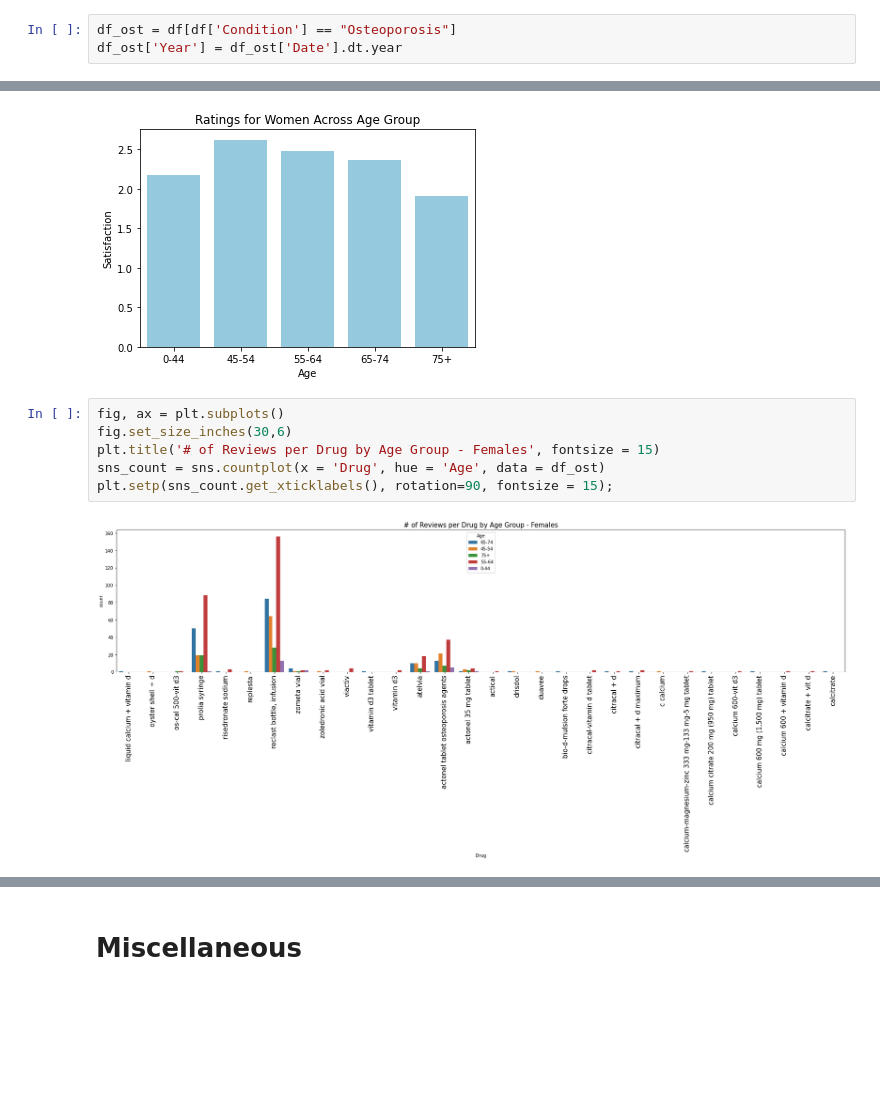
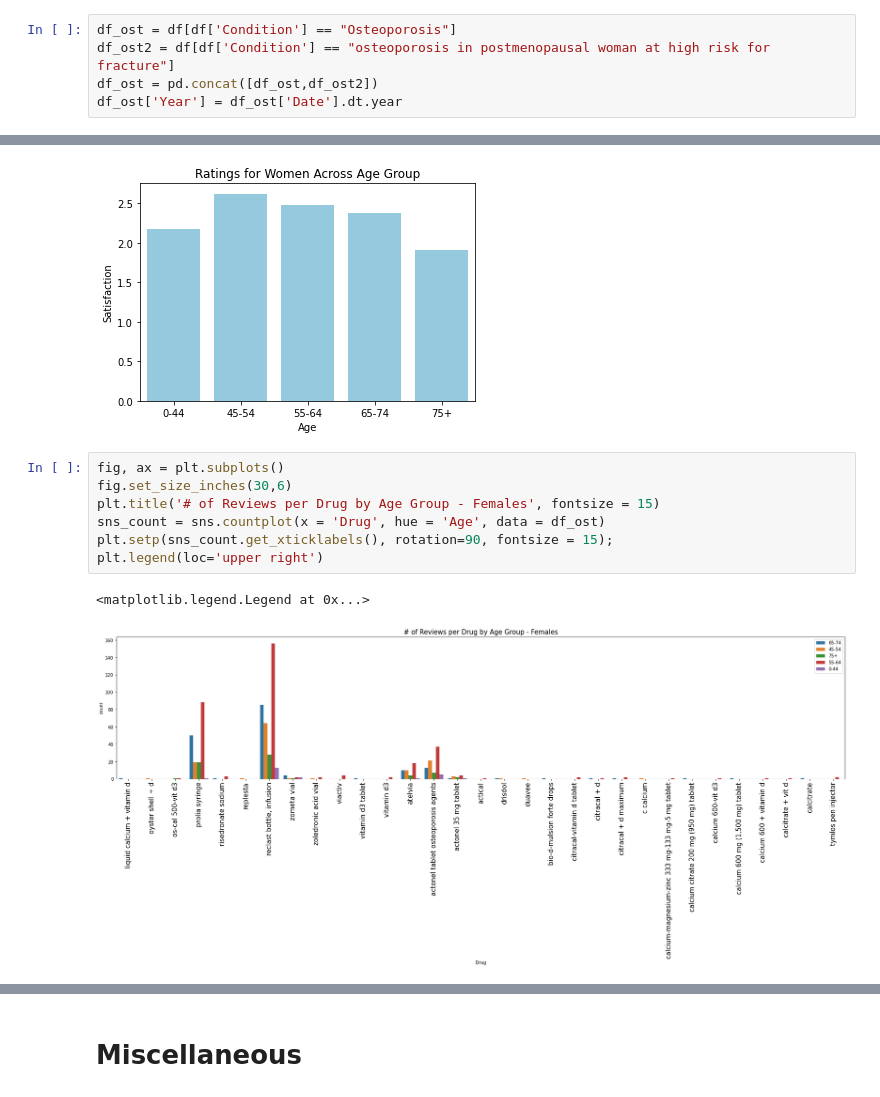
Before and after one commit to woonsupkim/DrugReview, a Jupyter notebook: EDA.ipynb, the cells around one changed output, grey strips where cells are left out. Saved outputs shown, nothing was run; the diff lists cells and outputs as text; blank space fills up the shorter version.

```diff
--- a/EDA.ipynb
+++ b/EDA.ipynb
@@ -108,3 +108,5 @@ number of drugs:  (71,)
 # %%
 df_ost = df[df['Condition'] == "Osteoporosis"]
+df_ost2 = df[df['Condition'] == "osteoporosis in postmenopausal woman at high risk for fracture"]
+df_ost = pd.concat([df_ost,df_ost2])
 df_ost['Year'] = df_ost['Date'].dt.year
@@ -249,8 +279,10 @@ sns.barplot(x='Age', y = 'Satisfaction', data = df_ost.groupby("Age")["Satisfact
 # %%
 fig, ax = plt.subplots()
 fig.set_size_inches(30,6)
 plt.title('# of Reviews per Drug by Age Group - Females', fontsize = 15)
 sns_count = sns.countplot(x = 'Drug', hue = 'Age', data = df_ost)
 plt.setp(sns_count.get_xticklabels(), rotation=90, fontsize = 15);
+plt.legend(loc='upper right')
 # %% [output]
+<matplotlib.legend.Legend at 0x...>
-[figure, old version]
+[figure, new version]
```
Also changed, not shown: parts of 16 cells of this notebook.
